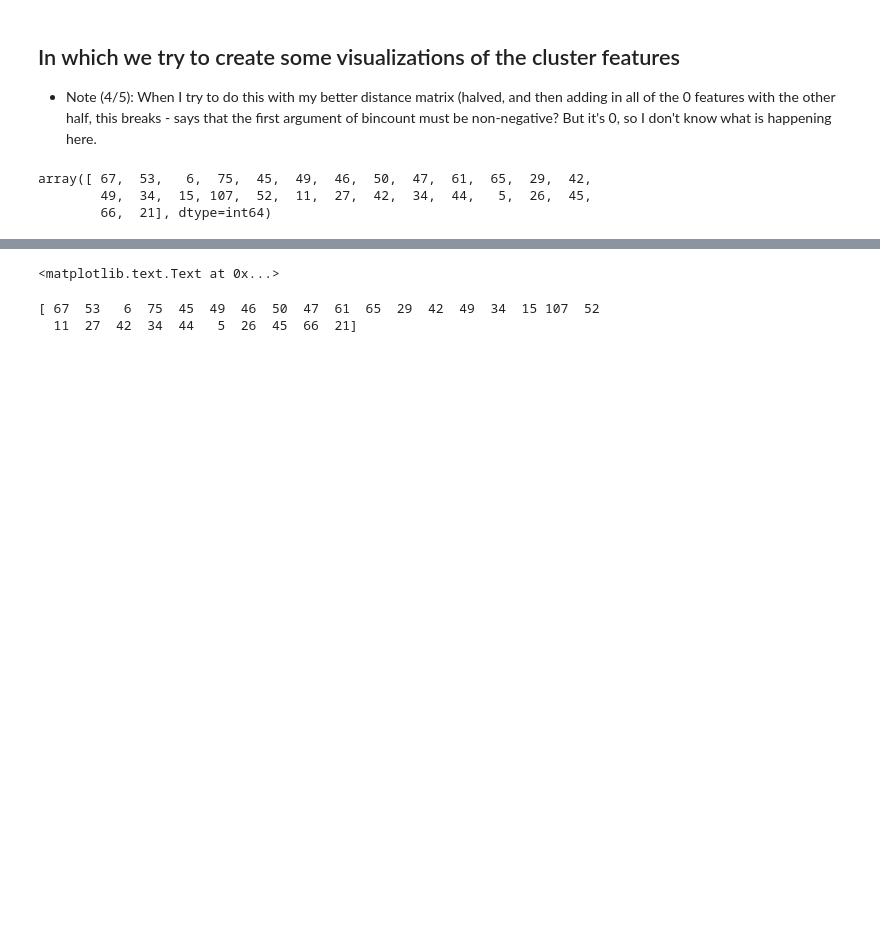
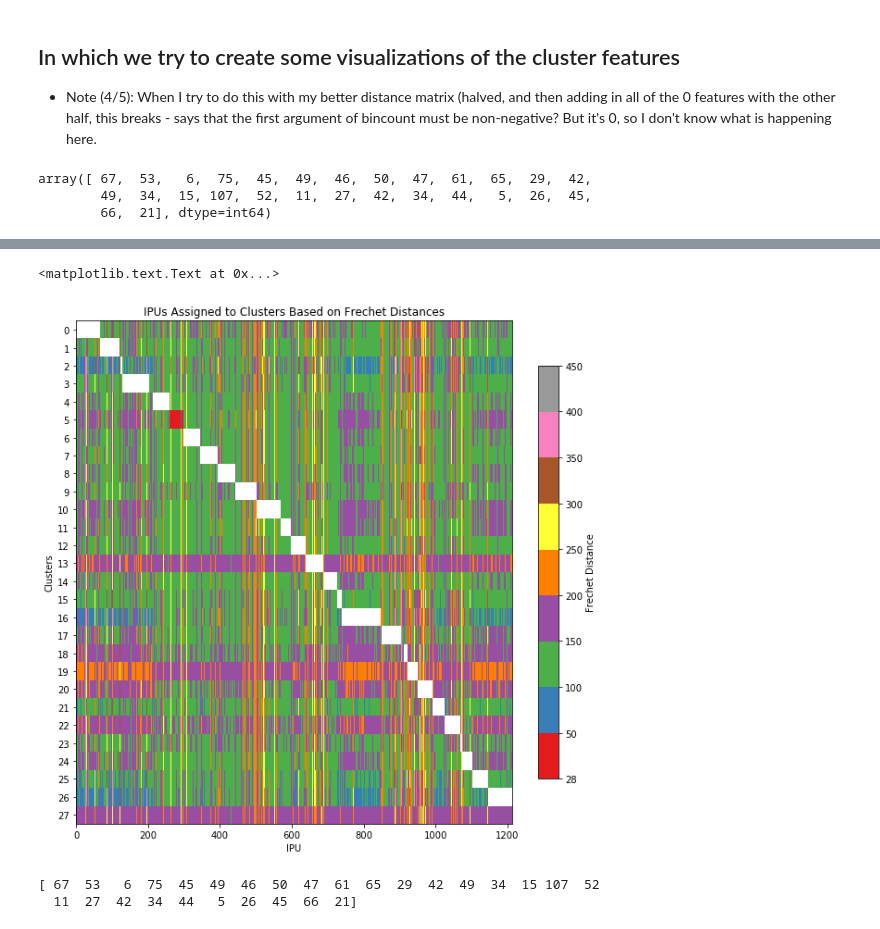
Before and after one commit to rachelrakov/QP2_Code, a Jupyter notebook: FrechetDistance_v1.0.ipynb, the cells around one changed output, grey strips where cells are left out. Cells and saved outputs as stored; diff of their text form; code cells hidden in the pictures; blank space fills up the shorter version.

```diff
--- a/FrechetDistance_v1.0.ipynb
+++ b/FrechetDistance_v1.0.ipynb
@@ -293,7 +420,12 @@ import matplotlib.cm as mcm
 import matplotlib.colors as mcolors
 
 norm = mcolors.Normalize(vmin=0.001)
+bins = np.arange(0,500,50)
+bins[0] = clusterR[clusterR>0].min()
+
 cmap = mcm.viridis
+cmap = mcm.Set1
+norm = mcolors.BoundaryNorm(bins, cmap.N)
 cmap.set_under("White")
 fig, ax = plt.subplots(figsize=(10,10))
 R=50
@@ -316,4 +446,5 @@ ax.set_title("IPUs Assigned to Clusters Based on Frechet Distances")
 <matplotlib.text.Text at 0x...>
+[figure, added]
 # %%
 histo = np.bincount(cluster_labels)
 print histo
```
Also changed, not shown: parts of 20 cells of this notebook.
